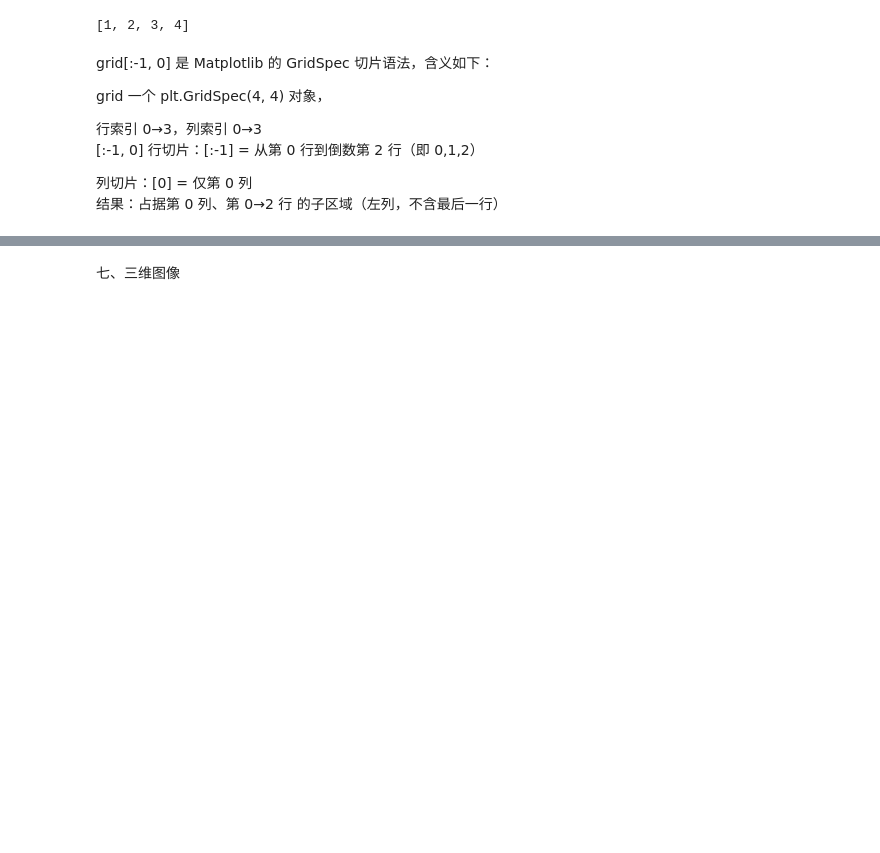
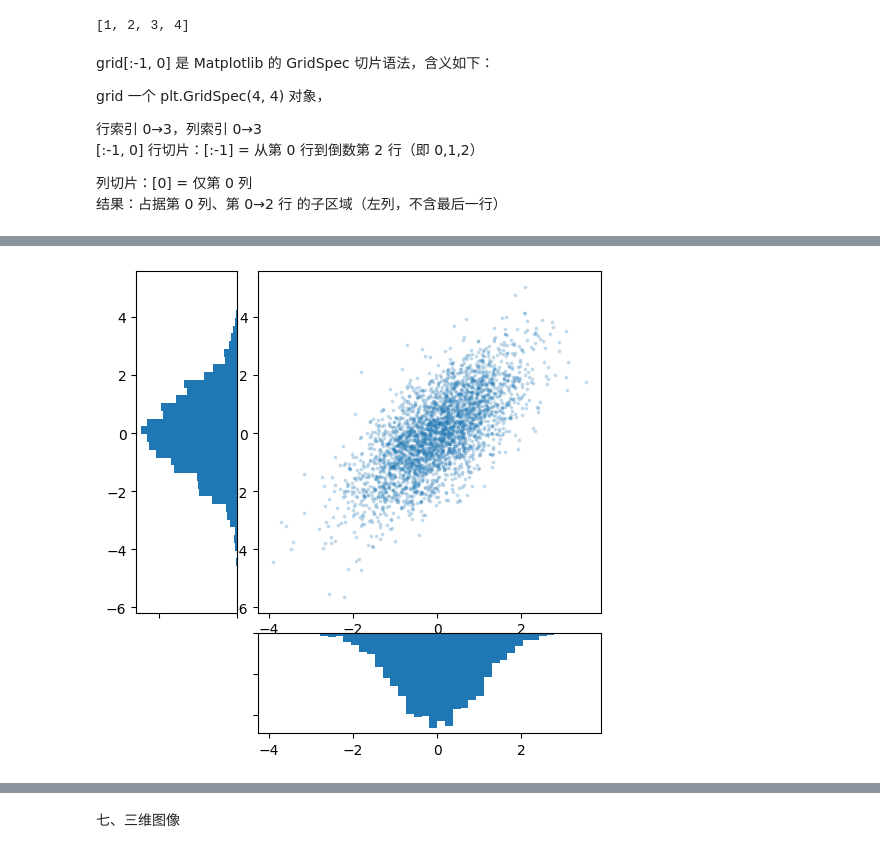
Before and after one commit to bioinfo-gao/GZ_Projects_2026H1, a Jupyter notebook: Utilities/Python_tested_in_python3.10/10.Plotting/1_matplotlib_tutorial.ipynb, the cells around one changed output, grey strips where cells are left out. Drawn from its saved outputs; the diff is of its cells as text; code cells hidden in the pictures; blank space fills up the shorter version.

```diff
--- a/Utilities/Python_tested_in_python3.10/10.Plotting/1_matplotlib_tutorial.ipynb
+++ b/Utilities/Python_tested_in_python3.10/10.Plotting/1_matplotlib_tutorial.ipynb
@@ -1096,0 +1099,90 @@ plt.show()
+# %%
+# =========================
+# 详细注释版：散点图 + 边缘直方图布局示例
+# =========================
+# 生成二维高斯（正态）分布样本
+# mean 表示均值向量 [x 的均值, y 的均值]
+# 这里两个维度的均值都为 0，所以样本整体会围绕原点附近分布
+mean = [0, 0]
+
+# cov 是 2x2 协方差矩阵：
+# [[var(x), cov(x,y)],
+#  [cov(y,x), var(y)]]
+# 其中：
+# - x 的方差是 1，说明 x 方向有一定离散程度
+# - y 的方差是 2，说明 y 比 x 更分散
+# - x 和 y 的协方差是 1，说明二者正相关：x 越大时，y 往往也越大
+cov = [[1, 1], [1, 2]]
+
+# 从上述二维正态分布中随机采样 3000 个点
+# 返回结果形状大致是 (3000, 2)，每一行是一个点 [x_i, y_i]
+# .T 转置后变成 (2, 3000)，这样就可以直接拆成 x 和 y 两个一维数组
+x, y = np.random.multivariate_normal(mean, cov, 3000).T
+
+# 创建整张图的画布，尺寸为 6x6 英寸
+# figsize 控制的是整个 figure 的物理大小，不是后面 4x4 网格的格子数量
+fig = plt.figure(figsize=(6, 6))  # height/width 和 GridSpec 的 4x4 划分没有直接对应关系
+
+# 在整张画布上划分一个 4x4 的布局网格
+# hspace=0.2 表示子图之间垂直方向的间距
+# wspace=0.2 表示子图之间水平方向的间距
+# 这个网格只是用于“排版定位”，并不代表数据坐标
+grid = plt.GridSpec(4, 4, hspace=0.2, wspace=0.2)
+
+# 创建主散点图坐标轴，放在右上角的 3x3 区域
+# grid[:-1, 1:] 的含义：
+#  :-1 表示取第 0,1,2 行（不取最后一行）# -1 指 last line， python的规则是从0开始，最后一个数字结束，但不包括最后一个数字 <<<=============================================
+#  1:  表示取第 1,2,3 列（不取第 0 列）
+# 所以主图会占据：
+#   行 0-2，列 1-3
+
+# 注意：GridSpec 的索引原点在左上角，即左上角位置是 [0, 0]                                                                     <<=============================
+main_ax = fig.add_subplot(grid[:-1, 1:])
+
+# 创建左侧的 y 方向直方图
+# 放在第 0 列、前 3 行，也就是主图左边那一条区域
+# sharey=main_ax 表示与主图共享 y 轴刻度范围                                  <<=============================
+# 这样左侧直方图和主散点图在 y 方向上是严格对齐的
+# xticklabels=[] 表示不显示这个子图的 x 轴刻度标签，避免画面重复和拥挤           <<=============================
+y_hist = fig.add_subplot(grid[:-1, 0], xticklabels=[], sharey=main_ax)
+
+# 创建底部的 x 方向直方图
+# 放在最后一行、第 1-3 列，也就是主图正下方
+# sharex=main_ax 表示与主图共享 x 轴刻度范围                  <<=============================
+# 这样底部直方图和主散点图在 x 方向上是严格对齐的
+# yticklabels=[] 表示不显示这个子图的 y 轴刻度标签，减少干扰
+x_hist = fig.add_subplot(grid[-1, 1:], yticklabels=[], sharex=main_ax)
+
+# 在主图中绘制散点图
+# x, y 分别是每个样本点的横纵坐标
+# s=3 表示点很小，这样 3000 个点叠在一起时不会太拥挤  <<=============================
+# alpha=0.2 表示透明度较低，点重叠越多的区域会显得越深，更容易看出密度
+main_ax.scatter(x, y, s=3, alpha=0.2)
+
+# 在底部子图中画 x 的直方图
+# 这里统计的是 x 这一维的边缘分布
+# 40 表示把数据分成 40 个箱（bin）
+# histtype='stepfilled' 表示绘制带填充的轮廓型直方图
+# orientation='vertical' 表示柱子沿竖直方向生长（默认也是竖直）
+x_hist.hist(x, 40, histtype='stepfilled', orientation='vertical')
+
+# 将底部直方图的 y 轴倒过来                              <<=============================
+# 默认情况下，柱子会“向上长”，这会挤向主图区域
+# 倒置之后，柱子改为“向下长”，从而与主图分离，视觉上更清晰
+x_hist.invert_yaxis()
+
+# 在左侧子图中画 y 的直方图
+# 这里统计的是 y 这一维的边缘分布
+# orientation='horizontal' 表示柱子沿水平方向生长
+# 也就是说，频数会朝左右方向展开，而不是上下方向
+y_hist.hist(y, 40, histtype='stepfilled', orientation='horizontal')
+
+# 将左侧直方图的 x 轴倒过来
+# 默认情况下，水平直方图会向右生长，这样会顶到主图            <<=============================
+# 倒置之后，柱子向左生长，从而放在主图外侧，不遮挡主图内容
+y_hist.invert_xaxis()
+
+# 显示整张图
+plt.show()
+# %% [output]
+[figure, added]
```
Also changed, not shown: parts of 25 cells of this notebook, 1 other file.
